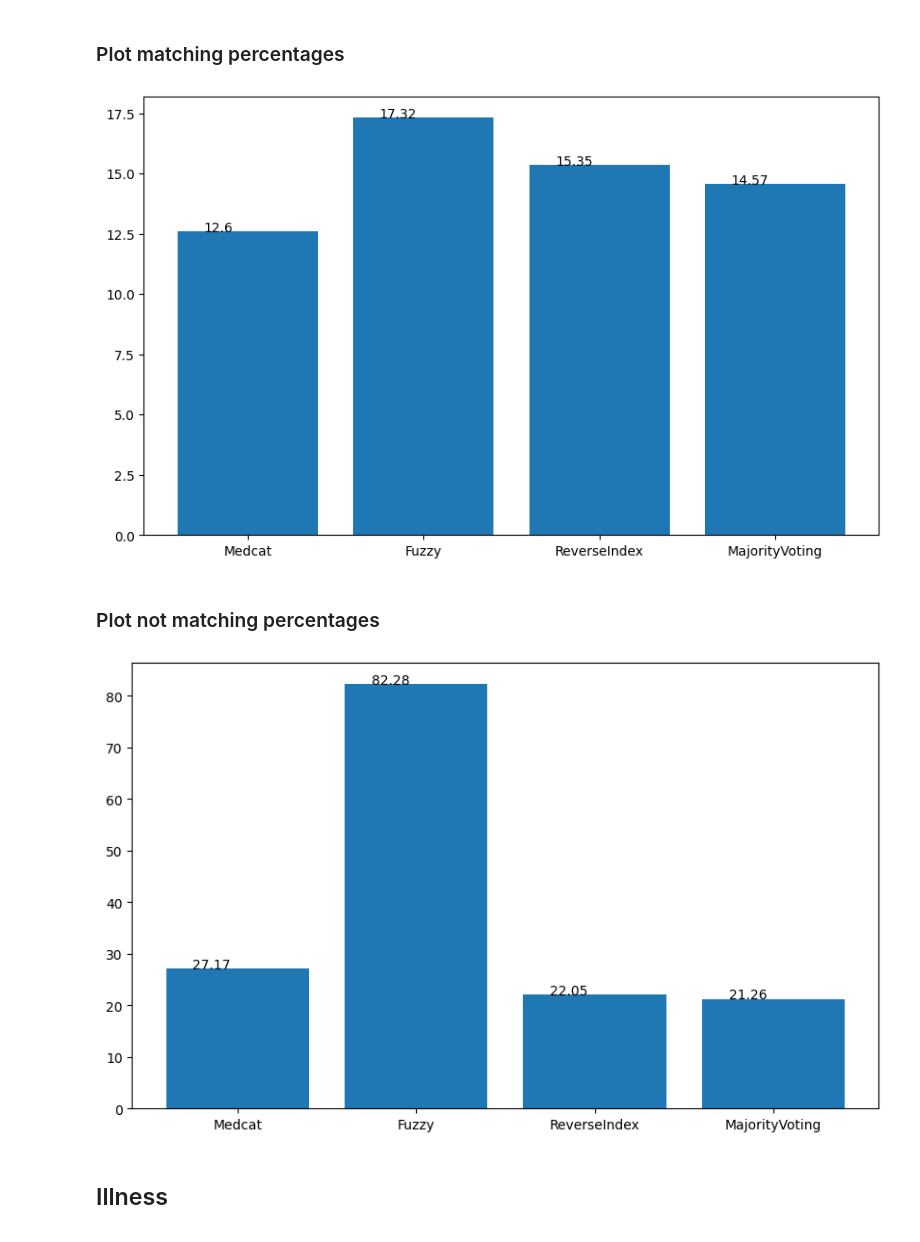
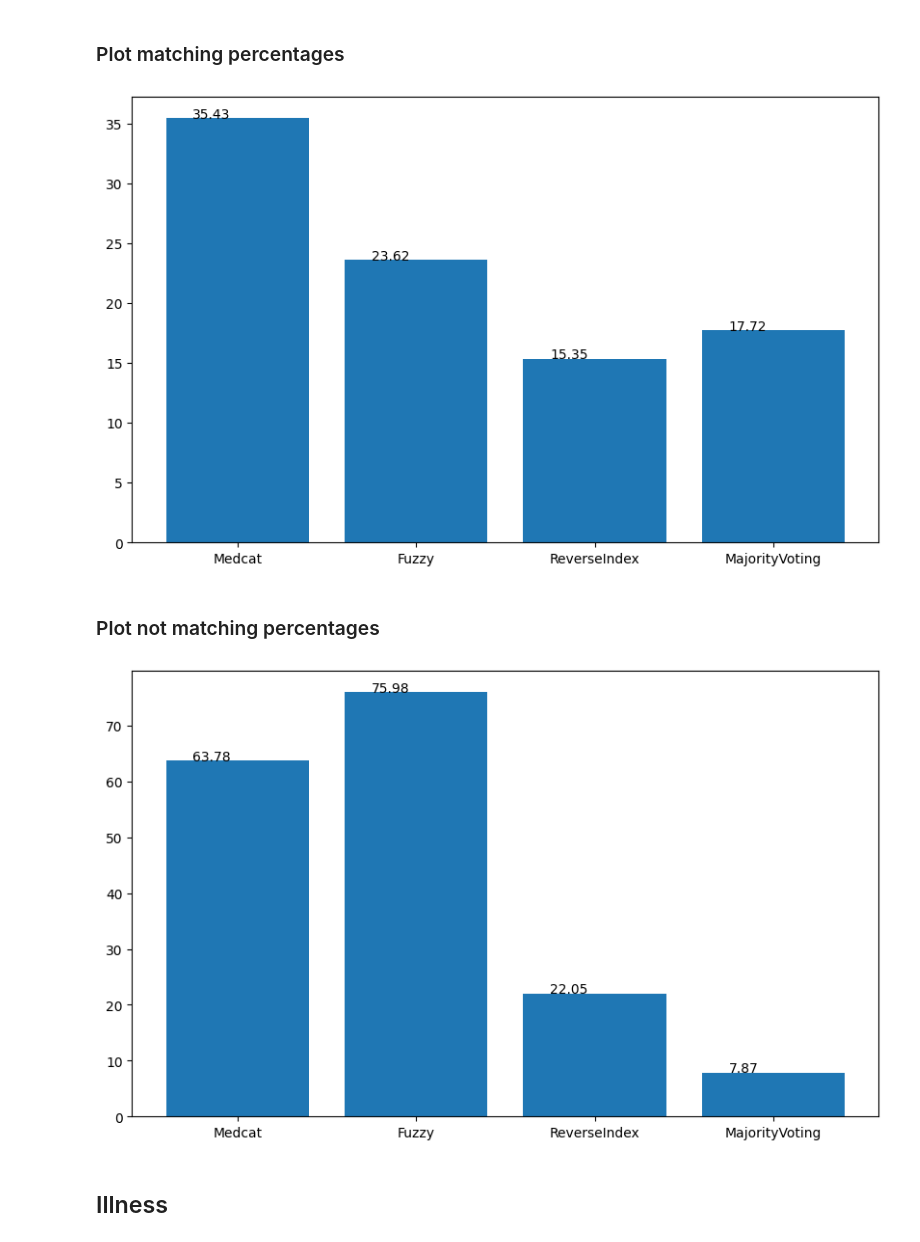
Before and after one commit to ryashpal/EHRQC, a Jupyter notebook: notebooks/python/concept_mapping/majority_voting.ipynb, the cells around one changed output. Drawn from its saved outputs; the diff is of its cells as text; code cells hidden in the pictures.

Commit message:
updated medcat vocab and cdb in the analysis

```diff
--- a/notebooks/python/concept_mapping/majority_voting.ipynb
+++ b/notebooks/python/concept_mapping/majority_voting.ipynb
@@ -162,9 +161,9 @@ mappedOperationsCuratedDf
 # %%
 # pd.concat([mappedOperationsCuratedDf, mappedOperationsFuzzyDf], keys=['sourceValueCode', 'id'])
 mappedOperationsFinalDf = mappedOperationsCuratedDf\
-    .merge(mappedOperationsMedcatDf, how='left', left_on='sourceValueCode', right_on='id').drop(columns=['id'])\
-        .merge(mappedOperationsFuzzyDf, how='left', left_on='sourceValueCode', right_on='id').drop(columns=['id'])\
-            .merge(mappedOperationsReverseIndexDf, how='left', left_on='sourceValueCode', right_on='id').drop(columns=['id'])\
-                .merge(mappedOperationsMajorityVotingDf, how='left', left_on='sourceValueCode', right_on='id').drop(columns=['id'])
+    .merge(mappedOperationsMedcatDf, how='left', left_on='sourceName', right_on='searchPhrase').drop(columns=['searchPhrase'])\
+        .merge(mappedOperationsFuzzyDf, how='left', left_on='sourceName', right_on='searchPhrase').drop(columns=['searchPhrase'])\
+            .merge(mappedOperationsReverseIndexDf, how='left', left_on='sourceName', right_on='searchPhrase').drop(columns=['searchPhrase'])\
+                .merge(mappedOperationsMajorityVotingDf, how='left', left_on='sourceName', right_on='searchPhrase').drop(columns=['searchPhrase'])
 mappedOperationsFinalDf
 # %% [output]
@@ -213,11 +212,15 @@ UpSet(upsetPlotData, show_counts=True, facecolor="darkblue").plot()
 # %% [markdown]
 ### Calculate matching and not matching percentages
 # %%
-matchingMedcatPercentage = round((mappedOperationsFinalDf[mappedOperationsFinalDf.curatedConcept == mappedOperationsFinalDf.medcatConcept].shape[0])/mappedOperationsFinalDf.shape[0] * 100, 2)
-matchingFuzzyPercentage = round((mappedOperationsFinalDf[mappedOperationsFinalDf.curatedConcept == mappedOperationsFinalDf.fuzzyConcept].shape[0])/mappedOperationsFinalDf.shape[0] * 100, 2)
-matchingReverseIndexPercentage = round((mappedOperationsFinalDf[mappedOperationsFinalDf.curatedConcept == mappedOperationsFinalDf.reverseIndexConcept].shape[0])/mappedOperationsFinalDf.shape[0] * 100, 2)
-matchingmajorityVotingPercentage = round((mappedOperationsFinalDf[mappedOperationsFinalDf.curatedConcept == mappedOperationsFinalDf.majorityVoting].shape[0])/mappedOperationsFinalDf.shape[0] * 100, 2)
-notMatchingMedcatPercentage = round((mappedOperationsFinalDf[mappedOperationsFinalDf.medcatConcept.notna() & (mappedOperationsFinalDf.curatedConcept != mappedOperationsFinalDf.medcatConcept)].shape[0])/mappedOperationsFinalDf.shape[0] * 100, 2)
-notMatchingFuzzyPercentage = round((mappedOperationsFinalDf[mappedOperationsFinalDf.fuzzyConcept.notna() & (mappedOperationsFinalDf.curatedConcept != mappedOperationsFinalDf.fuzzyConcept)].shape[0])/mappedOperationsFinalDf.shape[0] * 100, 2)
-notMatchingReverseIndexPercentage = round((mappedOperationsFinalDf[mappedOperationsFinalDf.reverseIndexConcept.notna() & (mappedOperationsFinalDf.curatedConcept != mappedOperationsFinalDf.reverseIndexConcept)].shape[0])/mappedOperationsFinalDf.shape[0] * 100, 2)
-notMatchingmajorityVotingPercentage = round((mappedOperationsFinalDf[mappedOperationsFinalDf.majorityVoting.notna() & (mappedOperationsFinalDf.curatedConcept != mappedOperationsFinalDf.majorityVoting)].shape[0])/mappedOperationsFinalDf.shape[0] * 100, 2)
+matchingMedcatOperationsPercentage = round((mappedOperationsFinalDf[mappedOperationsFinalDf.curatedConcept == mappedOperationsFinalDf.medcatConcept].shape[0])/mappedOperationsFinalDf.shape[0] * 100, 2)
+matchingFuzzyOperationsPercentage = round((mappedOperationsFinalDf[mappedOperationsFinalDf.curatedConcept == mappedOperationsFinalDf.fuzzyConcept].shape[0])/mappedOperationsFinalDf.shape[0] * 100, 2)
+matchingReverseIndexOperationsPercentage = round((mappedOperationsFinalDf[mappedOperationsFinalDf.curatedConcept == mappedOperationsFinalDf.reverseIndexConcept].shape[0])/mappedOperationsFinalDf.shape[0] * 100, 2)
+matchingmajorityVotingOperationsPercentage = round((mappedOperationsFinalDf[mappedOperationsFinalDf.curatedConcept == mappedOperationsFinalDf.majorityVoting].shape[0])/mappedOperationsFinalDf.shape[0] * 100, 2)
+notMatchingMedcatOperationsPercentage = round((mappedOperationsFinalDf[mappedOperationsFinalDf.medcatConcept.notna() & (mappedOperationsFinalDf.curatedConcept != mappedOperationsFinalDf.medcatConcept)].shape[0])/mappedOperationsFinalDf.shape[0] * 100, 2)
+notMatchingFuzzyOperationsPercentage = round((mappedOperationsFinalDf[mappedOperationsFinalDf.fuzzyConcept.notna() & (mappedOperationsFinalDf.curatedConcept != mappedOperationsFinalDf.fuzzyConcept)].shape[0])/mappedOperationsFinalDf.shape[0] * 100, 2)
+notMatchingReverseIndexOperationsPercentage = round((mappedOperationsFinalDf[mappedOperationsFinalDf.reverseIndexConcept.notna() & (mappedOperationsFinalDf.curatedConcept != mappedOperationsFinalDf.reverseIndexConcept)].shape[0])/mappedOperationsFinalDf.shape[0] * 100, 2)
+notMatchingmajorityVotingOperationsPercentage = round((mappedOperationsFinalDf[mappedOperationsFinalDf.majorityVoting.notna() & (mappedOperationsFinalDf.curatedConcept != mappedOperationsFinalDf.majorityVoting)].shape[0])/mappedOperationsFinalDf.shape[0] * 100, 2)
+totalMedcatOperationsPercentage = round(mappedOperationsFinalDf.medcatConcept.notna().sum()/mappedOperationsFinalDf.shape[0] * 100, 2)
+totalFuzzyOperationsPercentage = round(mappedOperationsFinalDf.fuzzyConcept.notna().sum()/mappedOperationsFinalDf.shape[0] * 100, 2)
+totalReverseIndexOperationsPercentage = round(mappedOperationsFinalDf.reverseIndexConcept.notna().sum()/mappedOperationsFinalDf.shape[0] * 100, 2)
+totalMajorityVotingOperationsPercentage = round(mappedOperationsFinalDf.majorityVoting.notna().sum()/mappedOperationsFinalDf.shape[0] * 100, 2)
@@ -223,0 +229,14 @@ notMatchingmajorityVotingPercentage = round((mappedOperationsFinalDf[mappedOpera
+# %%
+from matplotlib import pyplot as plt
+
+labels= ['Medcat', 'Fuzzy', 'ReverseIndex', 'MajorityVoting']
+y = [totalMedcatOperationsPercentage, totalFuzzyOperationsPercentage, totalReverseIndexOperationsPercentage, totalMajorityVotingOperationsPercentage]
+# plt.figure(figsize=(10, 15))
+fig, ax = plt.subplots(figsize=(10, 6))
+ax.bar(
+    x=labels,
+    height=y,
+    )
+xlocs, xlabs = plt.xticks()
+for i, v in enumerate(y):
+    plt.text(xlocs[i] - 0.25, v + 0.01, str(v))
@@ -226,26 +247,26 @@ notMatchingmajorityVotingPercentage = round((mappedOperationsFinalDf[mappedOpera
 # %%
 from matplotlib import pyplot as plt
 
 labels= ['Medcat', 'Fuzzy', 'ReverseIndex', 'MajorityVoting']
-y = [matchingMedcatPercentage, matchingFuzzyPercentage, matchingReverseIndexPercentage, matchingmajorityVotingPercentage]
+y = [matchingMedcatOperationsPercentage, matchingFuzzyOperationsPercentage, matchingReverseIndexOperationsPercentage, matchingmajorityVotingOperationsPercentage]
 # plt.figure(figsize=(10, 15))
 fig, ax = plt.subplots(figsize=(10, 6))
 ax.bar(
     x=labels,
     height=y,
     )
 xlocs, xlabs = plt.xticks()
 for i, v in enumerate(y):
     plt.text(xlocs[i] - 0.25, v + 0.01, str(v))
 # %% [output]
-[figure, old version]
+[figure, new version]
 # %% [markdown]
 ### Plot not matching percentages
 # %%
 from matplotlib import pyplot as plt
 
 labels= ['Medcat', 'Fuzzy', 'ReverseIndex', 'MajorityVoting']
-y = [notMatchingMedcatPercentage, notMatchingFuzzyPercentage, notMatchingReverseIndexPercentage, notMatchingmajorityVotingPercentage]
+y = [notMatchingMedcatOperationsPercentage, notMatchingFuzzyOperationsPercentage, notMatchingReverseIndexOperationsPercentage, notMatchingmajorityVotingOperationsPercentage]
 # plt.figure(figsize=(10, 15))
 fig, ax = plt.subplots(figsize=(10, 6))
 ax.bar(
@@ -256,7 +277,7 @@ xlocs, xlabs = plt.xticks()
 for i, v in enumerate(y):
     plt.text(xlocs[i] - 0.25, v + 0.01, str(v))
 # %% [output]
-[figure, old version]
+[figure, new version]
 # %% [markdown]
 ## Illness
 # %% [markdown]
```
Also changed, not shown: parts of 33 cells of this notebook, 3 other files.
